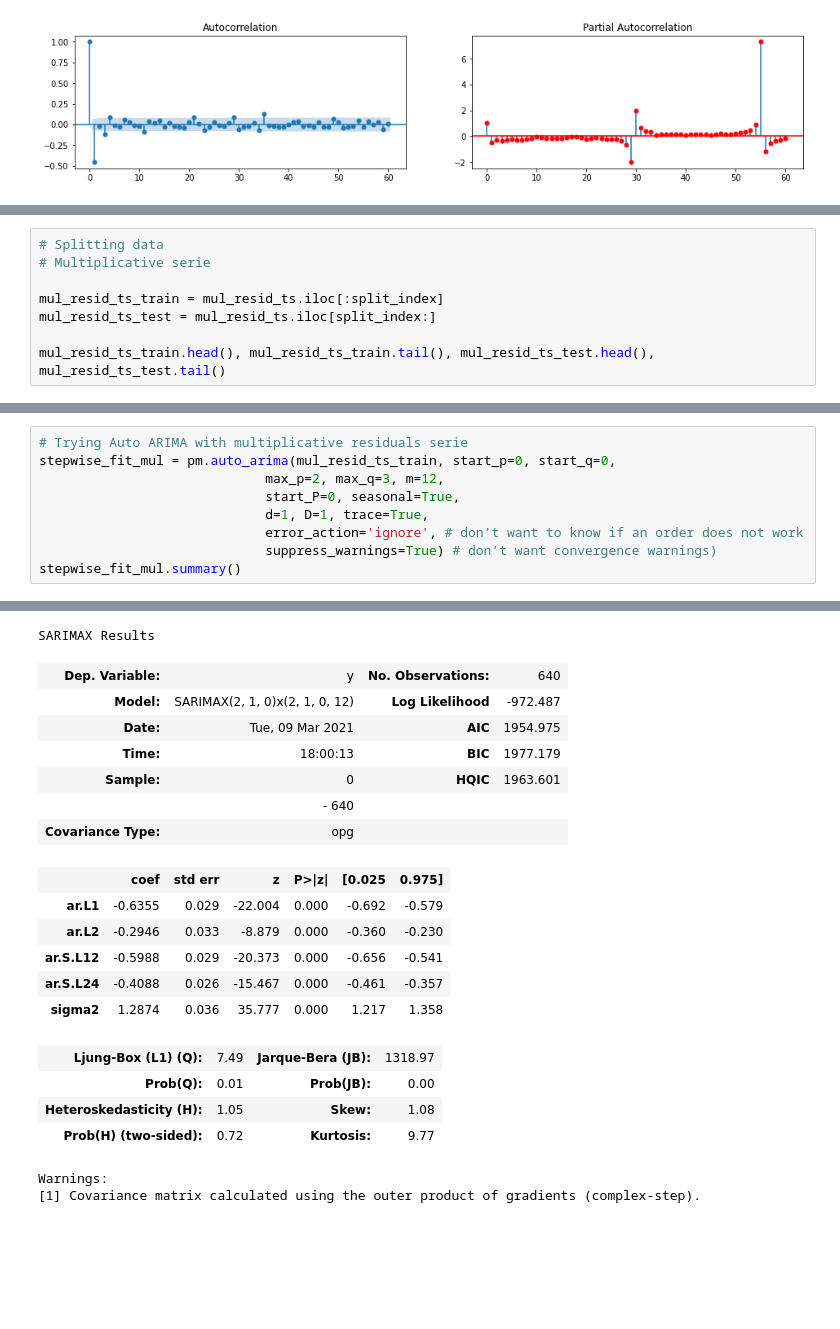
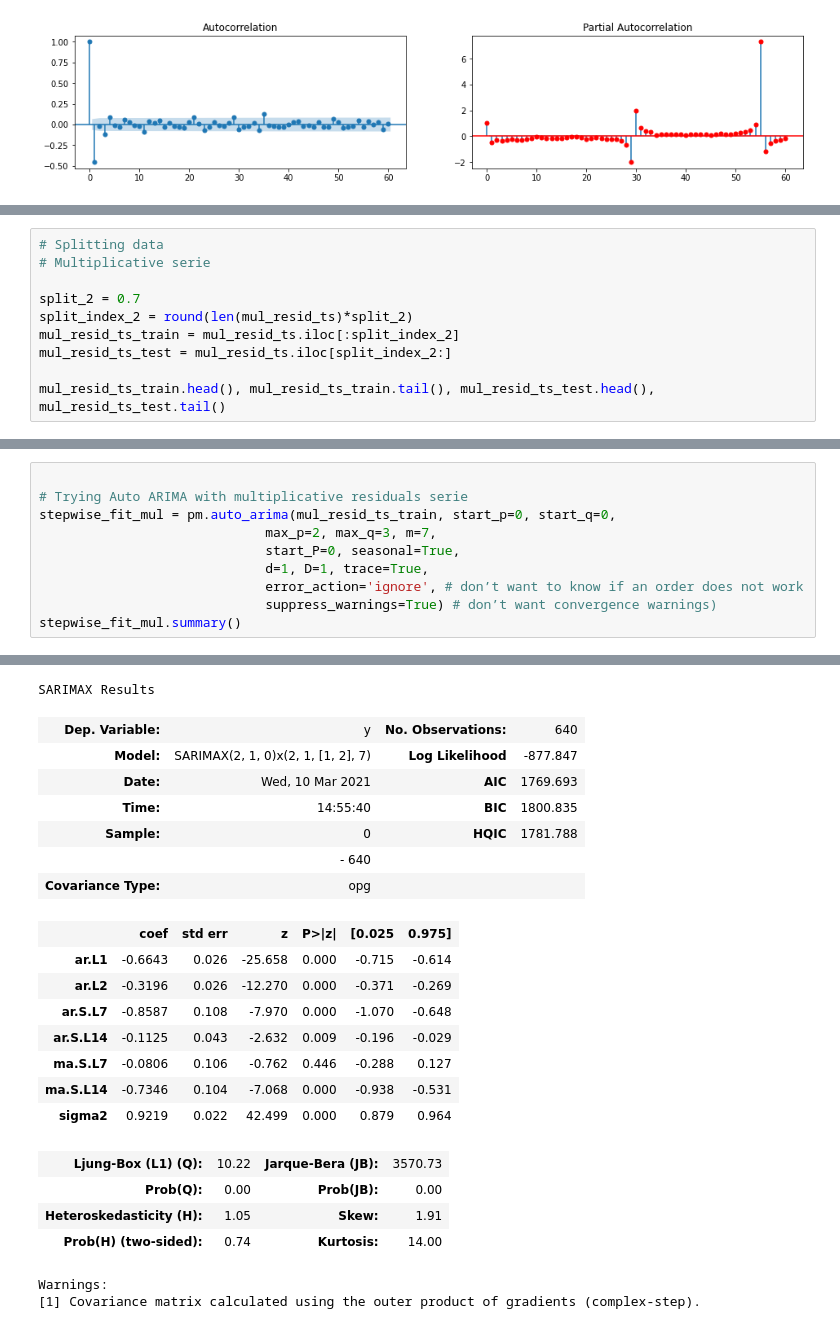
Before and after one commit to valeria0801/Insurance_claiming_forecasting, a Jupyter notebook: notebooks/AutoARIMA for daily data.ipynb, the cells around one changed output, grey strips where cells are left out. Saved outputs shown, nothing was run; the diff lists cells and outputs as text; blank space fills up the shorter version.

Commit message:
kept on experimenting with ARIMA models. Performance did not improve

```diff
--- a/notebooks/First AutoARIMA.ipynb
+++ b/notebooks/AutoARIMA for daily data.ipynb
@@ -278,8 +278,10 @@ add_resid_ts_train.head(), add_resid_ts_train.tail(), add_resid_ts_test.head(),
 # Splitting data
 # Multiplicative serie
 
-mul_resid_ts_train = mul_resid_ts.iloc[:split_index]
-mul_resid_ts_test = mul_resid_ts.iloc[split_index:]
+split_2 = 0.7
+split_index_2 = round(len(mul_resid_ts)*split_2)
+mul_resid_ts_train = mul_resid_ts.iloc[:split_index_2]
+mul_resid_ts_test = mul_resid_ts.iloc[split_index_2:]
 
 mul_resid_ts_train.head(), mul_resid_ts_train.tail(), mul_resid_ts_test.head(), mul_resid_ts_test.tail()
 # %% [output]
@@ -354,7 +352,8 @@ Warnings:
 # %%
+
 # Trying Auto ARIMA with multiplicative residuals serie
 stepwise_fit_mul = pm.auto_arima(mul_resid_ts_train, start_p=0, start_q=0,
-                             max_p=2, max_q=3, m=12,
+                             max_p=2, max_q=3, m=7,
                              start_P=0, seasonal=True,
                              d=1, D=1, trace=True,
                              error_action='ignore', # don’t want to know if an order does not work
@@ -384,20 +380,22 @@ Total fit time: 24.464 seconds
 SARIMAX Results
 | Dep. Variable: | y | No. Observations: | 640 |
-| Model: | SARIMAX(2, 1, 0)x(2, 1, 0, 12) | Log Likelihood | -972.487 |
-| Date: | Tue, 09 Mar 2021 | AIC | 1954.975 |
-| Time: | 18:00:13 | BIC | 1977.179 |
-| Sample: | 0 | HQIC | 1963.601 |
+| Model: | SARIMAX(2, 1, 0)x(2, 1, [1, 2], 7) | Log Likelihood | -877.847 |
+| Date: | Wed, 10 Mar 2021 | AIC | 1769.693 |
+| Time: | 14:55:40 | BIC | 1800.835 |
+| Sample: | 0 | HQIC | 1781.788 |
 |  | - 640 |  |  |
 | Covariance Type: | opg |  |  |
 |  | coef | std err | z | P>|z| | [0.025 | 0.975] |
-| ar.L1 | -0.6355 | 0.029 | -22.004 | 0.000 | -0.692 | -0.579 |
-| ar.L2 | -0.2946 | 0.033 | -8.879 | 0.000 | -0.360 | -0.230 |
-| ar.S.L12 | -0.5988 | 0.029 | -20.373 | 0.000 | -0.656 | -0.541 |
-| ar.S.L24 | -0.4088 | 0.026 | -15.467 | 0.000 | -0.461 | -0.357 |
-| sigma2 | 1.2874 | 0.036 | 35.777 | 0.000 | 1.217 | 1.358 |
+| ar.L1 | -0.6643 | 0.026 | -25.658 | 0.000 | -0.715 | -0.614 |
+| ar.L2 | -0.3196 | 0.026 | -12.270 | 0.000 | -0.371 | -0.269 |
+| ar.S.L7 | -0.8587 | 0.108 | -7.970 | 0.000 | -1.070 | -0.648 |
+| ar.S.L14 | -0.1125 | 0.043 | -2.632 | 0.009 | -0.196 | -0.029 |
+| ma.S.L7 | -0.0806 | 0.106 | -0.762 | 0.446 | -0.288 | 0.127 |
+| ma.S.L14 | -0.7346 | 0.104 | -7.068 | 0.000 | -0.938 | -0.531 |
+| sigma2 | 0.9219 | 0.022 | 42.499 | 0.000 | 0.879 | 0.964 |
-| Ljung-Box (L1) (Q): | 7.49 | Jarque-Bera (JB): | 1318.97 |
-| Prob(Q): | 0.01 | Prob(JB): | 0.00 |
-| Heteroskedasticity (H): | 1.05 | Skew: | 1.08 |
-| Prob(H) (two-sided): | 0.72 | Kurtosis: | 9.77 |
+| Ljung-Box (L1) (Q): | 10.22 | Jarque-Bera (JB): | 3570.73 |
+| Prob(Q): | 0.00 | Prob(JB): | 0.00 |
+| Heteroskedasticity (H): | 1.05 | Skew: | 1.91 |
+| Prob(H) (two-sided): | 0.74 | Kurtosis: | 14.00 |
 Warnings:
 [1] Covariance matrix calculated using the outer product of gradients (complex-step).
```
Also changed, not shown: parts of 37 cells of this notebook, 1 other file.
